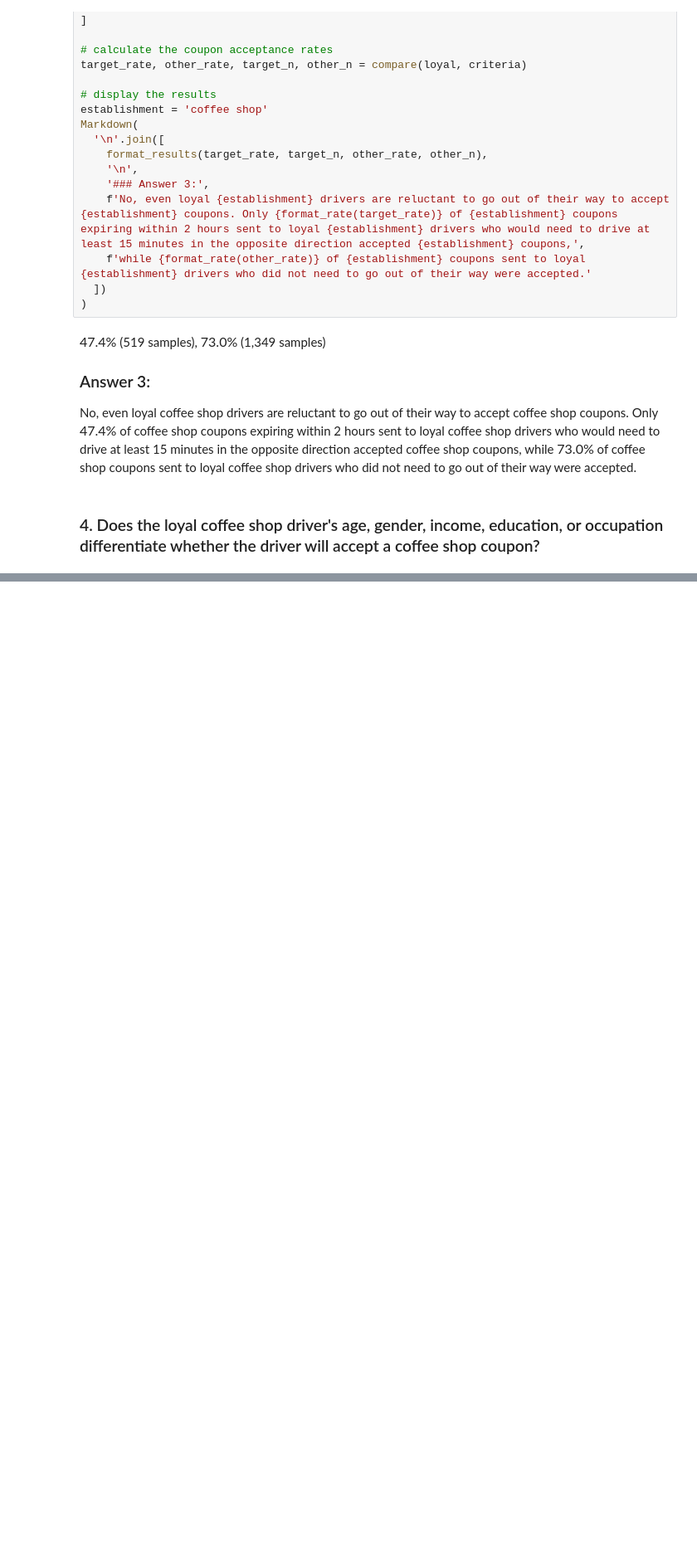
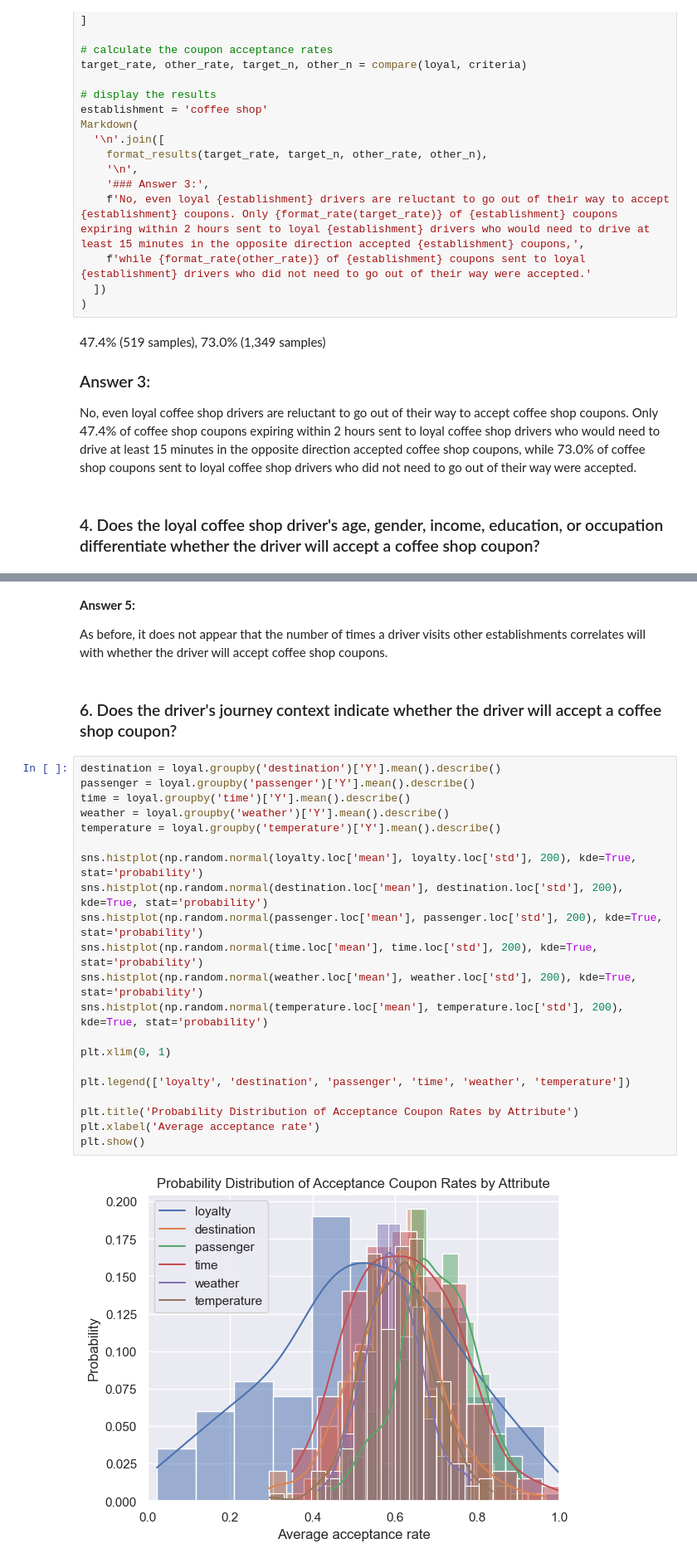
Before and after one commit to pasmith/ucb-mlai-mod-5, a Jupyter notebook: prompt.ipynb, the cells around one changed output, grey strips where cells are left out. Shown: that part at 83% size. Saved outputs shown, nothing was run; the diff lists cells and outputs as text; blank space fills up the shorter version.

```diff
--- a/prompt.ipynb
+++ b/prompt.ipynb
@@ -658,0 +673,29 @@ Markdown('<span style="font-size: medium">No<span>')
+# %% [markdown]
+**Answer 5:**
+
+As before, it does not appear that the number of times a driver visits other establishments correlates will with whether the driver will accept coffee shop coupons.
+# %% [markdown]
+### 6. Does the driver's journey context indicate whether the driver will accept a coffee shop coupon?
+# %%
+destination = loyal.groupby('destination')['Y'].mean().describe()
+passenger = loyal.groupby('passenger')['Y'].mean().describe()
+time = loyal.groupby('time')['Y'].mean().describe()
+weather = loyal.groupby('weather')['Y'].mean().describe()
+temperature = loyal.groupby('temperature')['Y'].mean().describe()
+
+sns.histplot(np.random.normal(loyalty.loc['mean'], loyalty.loc['std'], 200), kde=True, stat='probability')
+sns.histplot(np.random.normal(destination.loc['mean'], destination.loc['std'], 200), kde=True, stat='probability')
+sns.histplot(np.random.normal(passenger.loc['mean'], passenger.loc['std'], 200), kde=True, stat='probability')
+sns.histplot(np.random.normal(time.loc['mean'], time.loc['std'], 200), kde=True, stat='probability')
+sns.histplot(np.random.normal(weather.loc['mean'], weather.loc['std'], 200), kde=True, stat='probability')
+sns.histplot(np.random.normal(temperature.loc['mean'], temperature.loc['std'], 200), kde=True, stat='probability')
+
+plt.xlim(0, 1)
+
+plt.legend(['loyalty', 'destination', 'passenger', 'time', 'weather', 'temperature'])
+
+plt.title('Probability Distribution of Acceptance Coupon Rates by Attribute')
+plt.xlabel('Average acceptance rate')
+plt.show()
+# %% [output]
+[figure, added]
```
Also changed, not shown: parts of 23 cells of this notebook, 1 other file.
